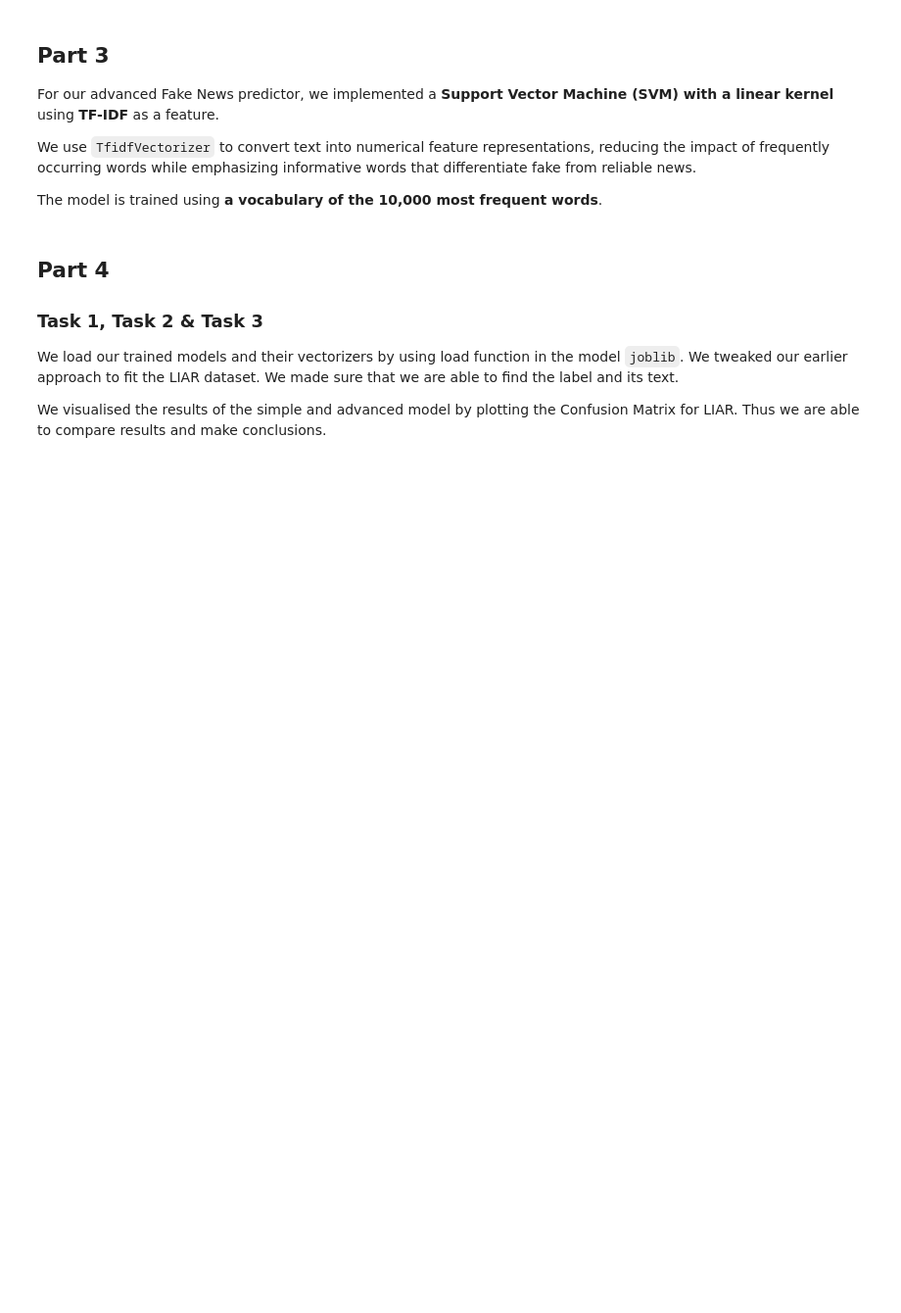
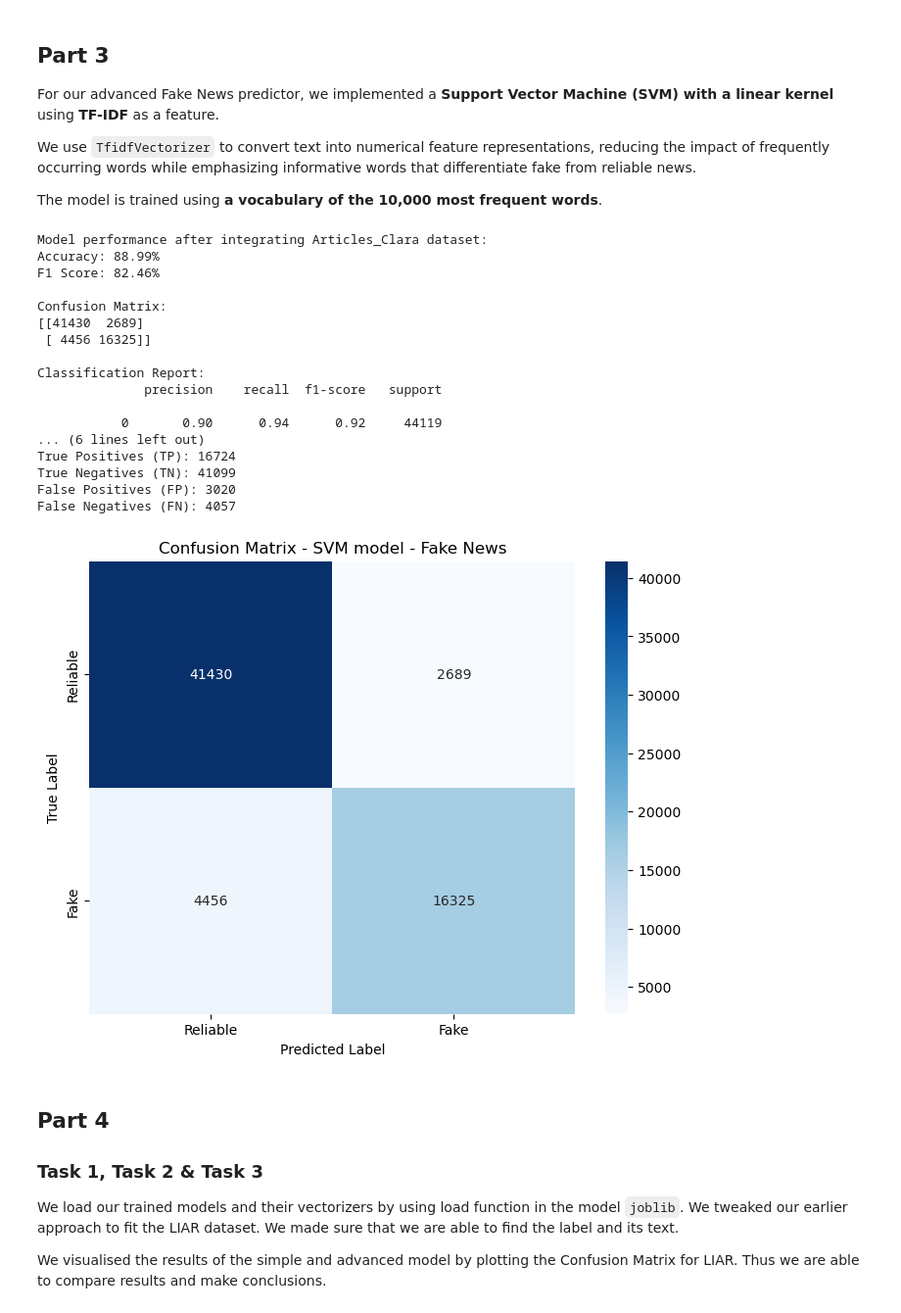
Before and after one commit to purplegorilla16/FakeNewsProject, a Jupyter notebook: fake-news.ipynb, the cells around one changed output. Shown: that part at 98% size. Drawn from its saved outputs; the diff is of its cells as text; code cells hidden in the pictures; blank space fills up the shorter version.

```diff
--- a/fake-news.ipynb
+++ b/fake-news.ipynb
@@ -221,6 +358,8 @@ To create a baseline model for Fake News classification, we implemented a **logi
 We used `CountVectorizer` to transform the text data into numerical features. The model was trained on the dataset to distinguish between **reliable** and **fake** news articles.
 # %%
 import numpy as np
+import requests
+import aiohttp
 from joblib import dump
 from sklearn.feature_extraction.text import CountVectorizer
 from sklearn.linear_model import LogisticRegression
@@ -242,7 +381,7 @@ def categorize_type(df):
 df = categorize_type(df)
 
 # Load articles_clara.csv
-scraped_df = pd.read_csv("/Users/clarabovingmagnussen/Desktop/GDS/Projekt/articles_clara.csv", encoding="utf-8")
+scraped_df = pd.read_csv('https://raw.githubusercontent.com/purplegorilla16/FakeNewsProject/refs/heads/main/articles_clara.csv')
 
 # Checking that neccesarry comlumns exsists in 'df'
 if 'text' in scraped_df.columns:
@@ -348,34 +511,53 @@ accuracy_tfidf =accuracy_score(y_pred_tfidf, y_test_tfidf)
 f1_tfidf =f1_score(y_pred_train_tfidf, y_train_tfidf )
 precision_tfidf = precision_score(y_test_tfidf, y_pred_tfidf)
 recall_tfidf = recall_score(y_test_tfidf, y_pred_tfidf)
 
 print("Model performance after integrating Articles_Clara dataset:")
 print(f"Accuracy: {accuracy_tfidf:.2%}")
 print(f"F1 Score: {f1_tfidf:.2%}")
 
 # Compute confusion matrix
 cm_tfidf = confusion_matrix(y_test_tfidf, y_pred_tfidf)
 
 # Extract TP, TN, FP, FN
-tn, fp, fn, tp = cm_tfidf.ravel()
+tn_ad, fp_ad, fn_ad, tp_ad = cm_tfidf.ravel()
 
 # Print results
 print("\nConfusion Matrix:")
 print(cm_tfidf)
 print("\nClassification Report:")
 print(classification_report(y_test_tfidf, y_pred_tfidf))
 print(f"True Positives (TP): {tp}")
 print(f"True Negatives (TN): {tn}")
 print(f"False Positives (FP): {fp}")
 print(f"False Negatives (FN): {fn}")
 
 # Create confusion matrix for SVM model
 plt.figure(figsize=(8, 6))
 sns.heatmap(cm_tfidf, annot=True, fmt="d", cmap="Blues", xticklabels=["Reliable", "Fake"], yticklabels=["Reliable", "Fake"])
 plt.title("Confusion Matrix - SVM model - Fake News")
 plt.xlabel("Predicted Label")
 plt.ylabel("True Label")
 plt.show()
+# %% [output]
+Model performance after integrating Articles_Clara dataset:
+Accuracy: 88.99%
+F1 Score: 82.46%
+
+Confusion Matrix:
+[[41430  2689]
+ [ 4456 16325]]
+
+Classification Report:
+              precision    recall  f1-score   support
+
+           0       0.90      0.94      0.92     44119
+... (6 lines left out)
+True Positives (TP): 16724
+True Negatives (TN): 41099
+False Positives (FP): 3020
+False Negatives (FN): 4057
+[figure, added]
 # %% [markdown]
 ## Part 4
 ### Task 1, Task 2 & Task 3
```
Also changed, not shown: parts of 5 cells of this notebook.
